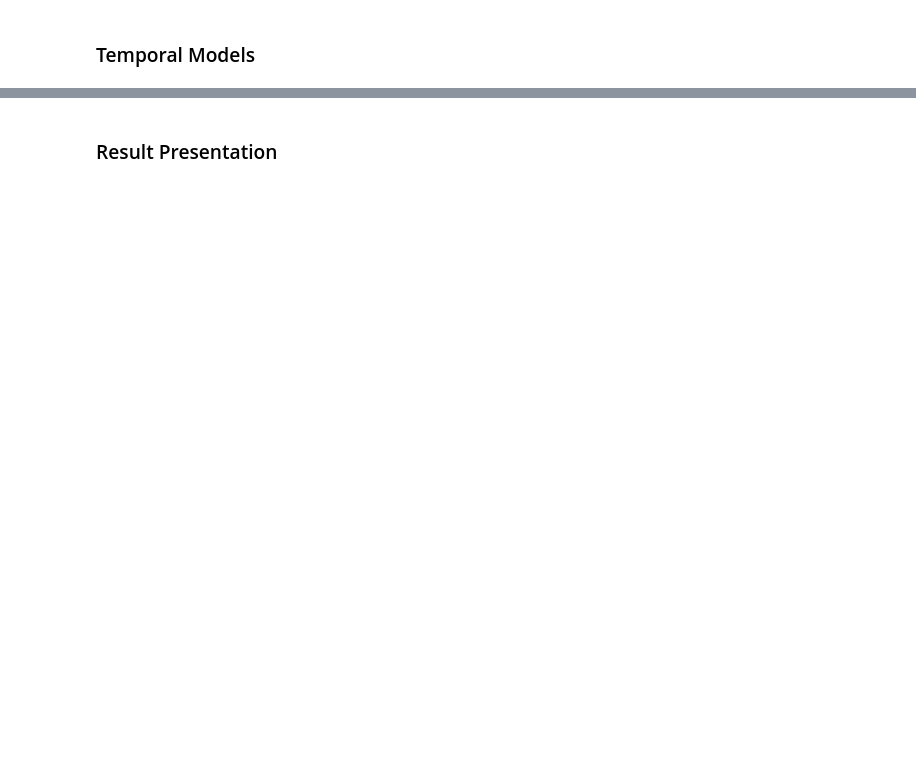
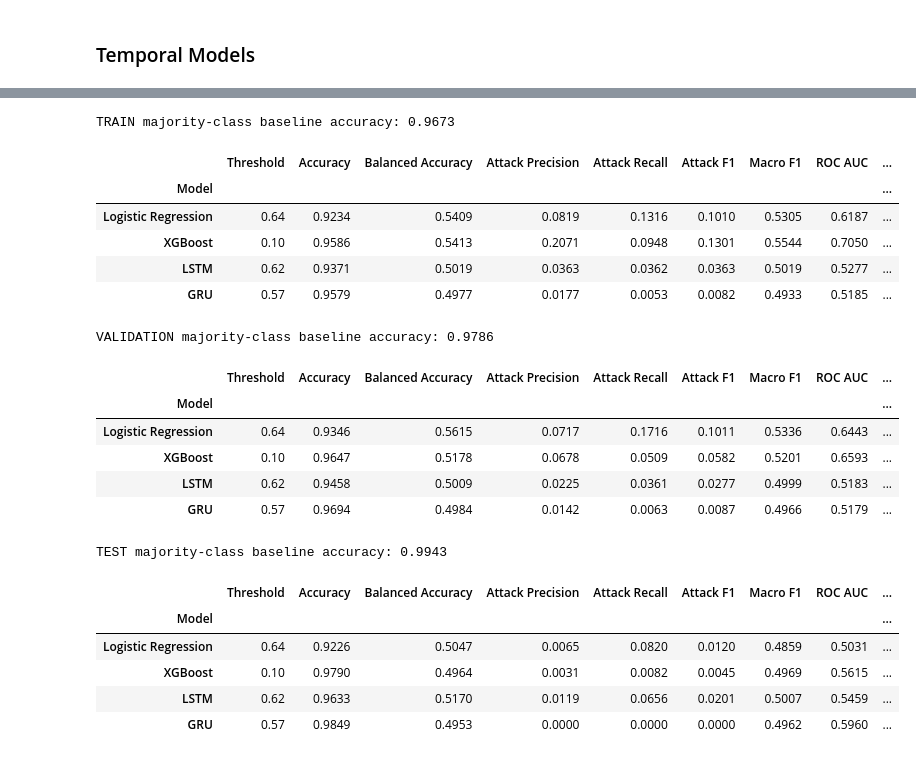
Before and after one commit to Hadieeyyy/solutions_dissertation, a Jupyter notebook: fifth_attempt/fifth_attempt.ipynb, the cells around one changed output, grey strips where cells are left out. Cells and saved outputs as stored; diff of their text form; code cells hidden in the pictures; blank space fills up the shorter version.

```diff
--- a/fifth_attempt/fifth_attempt.ipynb
+++ b/fifth_attempt/fifth_attempt.ipynb
@@ -1658,4 +2048,5 @@ print(pd.Series(thresholds).sort_index())
 # %%
+# Evaluate Partition
 def probability_metrics(y_true, probabilities, threshold):
     predictions = (probabilities >= threshold).astype(int)
     result = {
@@ -1690,19 +2081,22 @@ def evaluate_partition(name, X_seq, X_temporal, y_true):
 
     table = pd.DataFrame(rows).set_index("Model")
     baseline_accuracy = max(np.mean(y_true == 0), np.mean(y_true == 1))
+    return table, probabilities, predictions, baseline_accuracy
+
+
+def show_partition_results(name, table, baseline_accuracy):
     print(f"\n{name} majority-class baseline accuracy: {baseline_accuracy:.4f}")
     display(table.round(4))
-    return table, probabilities, predictions
-
-
-train_results, train_probabilities, train_predictions = evaluate_partition(
-    "TRAIN", X_train_seq, X_train_temporal, Y_train_seq
-)
-validation_results, validation_probabilities, validation_predictions = evaluate_partition(
-    "VALIDATION", X_validation_seq, X_validation_temporal, Y_validation_seq
-)
-
-# Final test evaluation: thresholds and models are already frozen.
-test_results, test_probabilities, test_predictions = evaluate_partition(
-    "TEST", X_test_seq, X_test_temporal, Y_test_seq
-)
+# %%
+train_results, train_probabilities, train_predictions, train_baseline = evaluate_partition(
+    "TRAIN", X_train_seq, X_train_temporal, Y_train_seq
+)
+
+validation_results, validation_probabilities, validation_predictions, validation_baseline = evaluate_partition(
+    "VALIDATION", X_validation_seq, X_validation_temporal, Y_validation_seq
+)
+
+# Final test evaluation: thresholds and models are already frozen.
+test_results, test_probabilities, test_predictions, test_baseline = evaluate_partition(
+    "TEST", X_test_seq, X_test_temporal, Y_test_seq
+)
@@ -1717,3 +2131,27 @@ for model_name, predictions in test_predictions.items():
-# %% [markdown]
-### Result Presentation
+# %%
+show_partition_results("TRAIN", train_results, train_baseline)
+show_partition_results("VALIDATION", validation_results, validation_baseline)
+show_partition_results("TEST", test_results, test_baseline)
+# %% [output]
+TRAIN majority-class baseline accuracy: 0.9673
+|  | Threshold | Accuracy | Balanced Accuracy | Attack Precision | Attack Recall | Attack F1 | Macro F1 | ROC AUC | ... |
+| Model |  |  |  |  |  |  |  |  | ... |
+| Logistic Regression | 0.64 | 0.9234 | 0.5409 | 0.0819 | 0.1316 | 0.1010 | 0.5305 | 0.6187 | ... |
+| XGBoost | 0.10 | 0.9586 | 0.5413 | 0.2071 | 0.0948 | 0.1301 | 0.5544 | 0.7050 | ... |
+| LSTM | 0.62 | 0.9371 | 0.5019 | 0.0363 | 0.0362 | 0.0363 | 0.5019 | 0.5277 | ... |
+| GRU | 0.57 | 0.9579 | 0.4977 | 0.0177 | 0.0053 | 0.0082 | 0.4933 | 0.5185 | ... |
+VALIDATION majority-class baseline accuracy: 0.9786
+|  | Threshold | Accuracy | Balanced Accuracy | Attack Precision | Attack Recall | Attack F1 | Macro F1 | ROC AUC | ... |
+| Model |  |  |  |  |  |  |  |  | ... |
+| Logistic Regression | 0.64 | 0.9346 | 0.5615 | 0.0717 | 0.1716 | 0.1011 | 0.5336 | 0.6443 | ... |
+| XGBoost | 0.10 | 0.9647 | 0.5178 | 0.0678 | 0.0509 | 0.0582 | 0.5201 | 0.6593 | ... |
+| LSTM | 0.62 | 0.9458 | 0.5009 | 0.0225 | 0.0361 | 0.0277 | 0.4999 | 0.5183 | ... |
+| GRU | 0.57 | 0.9694 | 0.4984 | 0.0142 | 0.0063 | 0.0087 | 0.4966 | 0.5179 | ... |
+TEST majority-class baseline accuracy: 0.9943
+|  | Threshold | Accuracy | Balanced Accuracy | Attack Precision | Attack Recall | Attack F1 | Macro F1 | ROC AUC | ... |
+| Model |  |  |  |  |  |  |  |  | ... |
+| Logistic Regression | 0.64 | 0.9226 | 0.5047 | 0.0065 | 0.0820 | 0.0120 | 0.4859 | 0.5031 | ... |
+| XGBoost | 0.10 | 0.9790 | 0.4964 | 0.0031 | 0.0082 | 0.0045 | 0.4969 | 0.5615 | ... |
+| LSTM | 0.62 | 0.9633 | 0.5170 | 0.0119 | 0.0656 | 0.0201 | 0.5007 | 0.5459 | ... |
+| GRU | 0.57 | 0.9849 | 0.4953 | 0.0000 | 0.0000 | 0.0000 | 0.4962 | 0.5960 | ... |
 # %%
```
Also changed, not shown: parts of 19 cells of this notebook.
